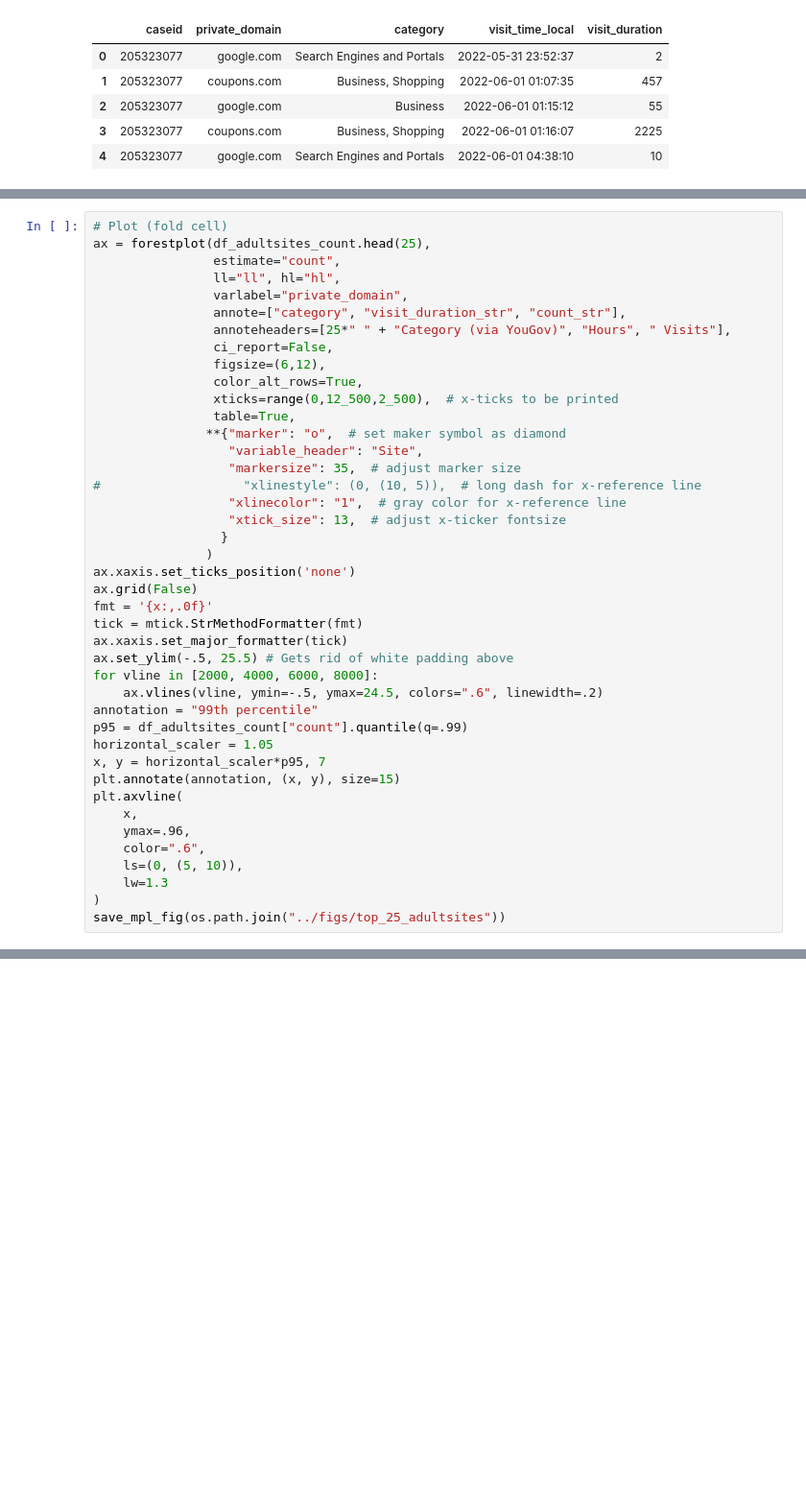
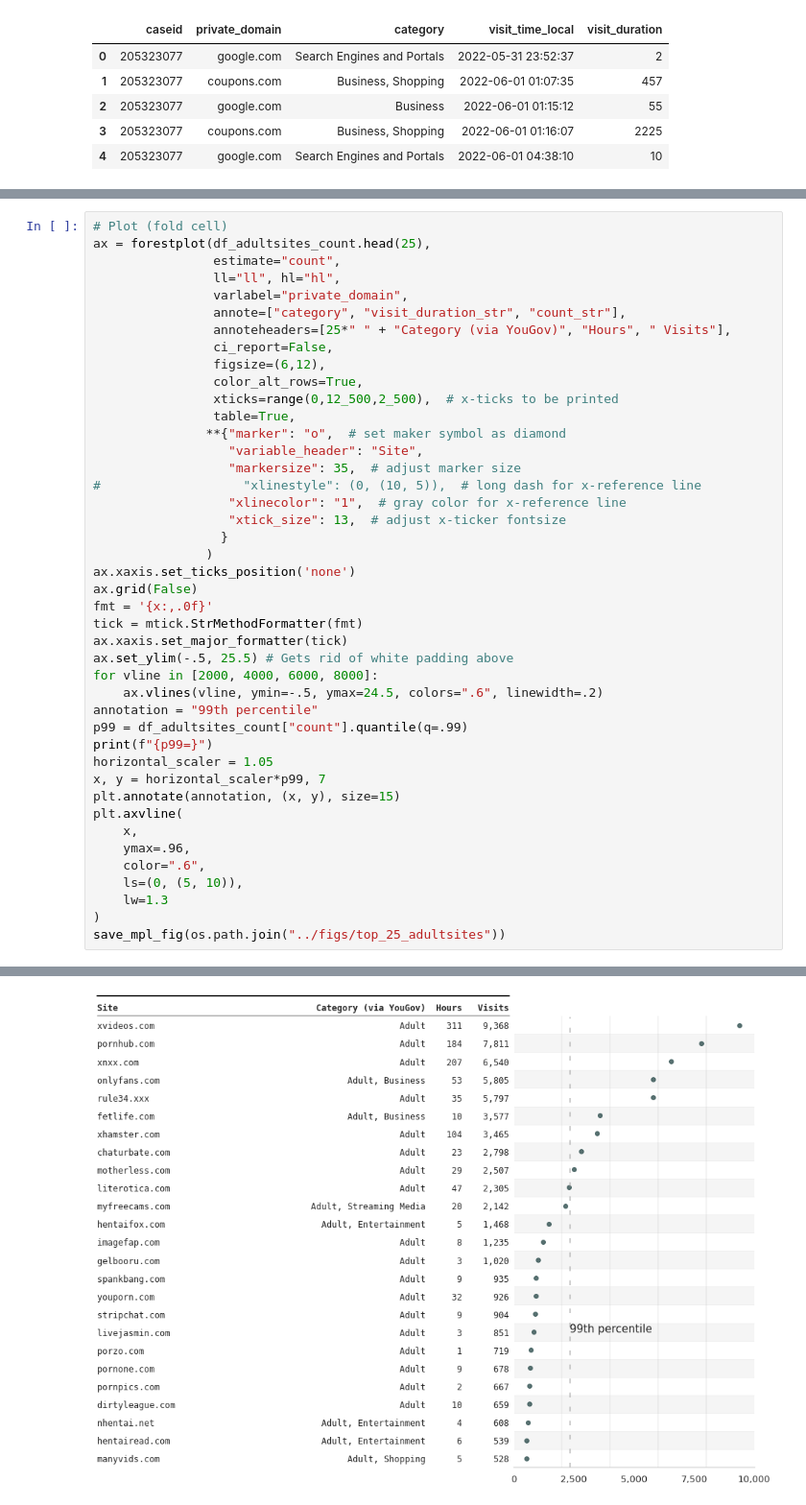
Before and after one commit to soodoku/adult, a Jupyter notebook: scripts/10_topsites.ipynb, the cells around one changed output, grey strips where cells are left out. Shown at 96% size. Saved outputs shown, nothing was run; the diff lists cells and outputs as text; blank space fills up the shorter version.

```diff
--- a/scripts/10_topsites.ipynb
+++ b/scripts/10_topsites.ipynb
@@ -153,9 +179,10 @@ ax.set_ylim(-.5, 25.5) # Gets rid of white padding above
 for vline in [2000, 4000, 6000, 8000]:
     ax.vlines(vline, ymin=-.5, ymax=24.5, colors=".6", linewidth=.2)
 annotation = "99th percentile"
-p95 = df_adultsites_count["count"].quantile(q=.99)
+p99 = df_adultsites_count["count"].quantile(q=.99)
+print(f"{p99=}")
 horizontal_scaler = 1.05
-x, y = horizontal_scaler*p95, 7
+x, y = horizontal_scaler*p99, 7
 plt.annotate(annotation, (x, y), size=15)
 plt.axvline(
     x,
@@ -165,3 +192,4 @@ plt.axvline(
     lw=1.3
 )
 save_mpl_fig(os.path.join("../figs/top_25_adultsites"))
+# %% [output]
@@ -168,3 +198,4 @@ save_mpl_fig(os.path.join("../figs/top_25_adultsites"))
+[figure, added]
 # %%
 # (fold cell) Get non-adult sites metrics
 df_nonadultsites_count = (df
```
Also changed, not shown: parts of 7 cells of this notebook, 1 other file.
